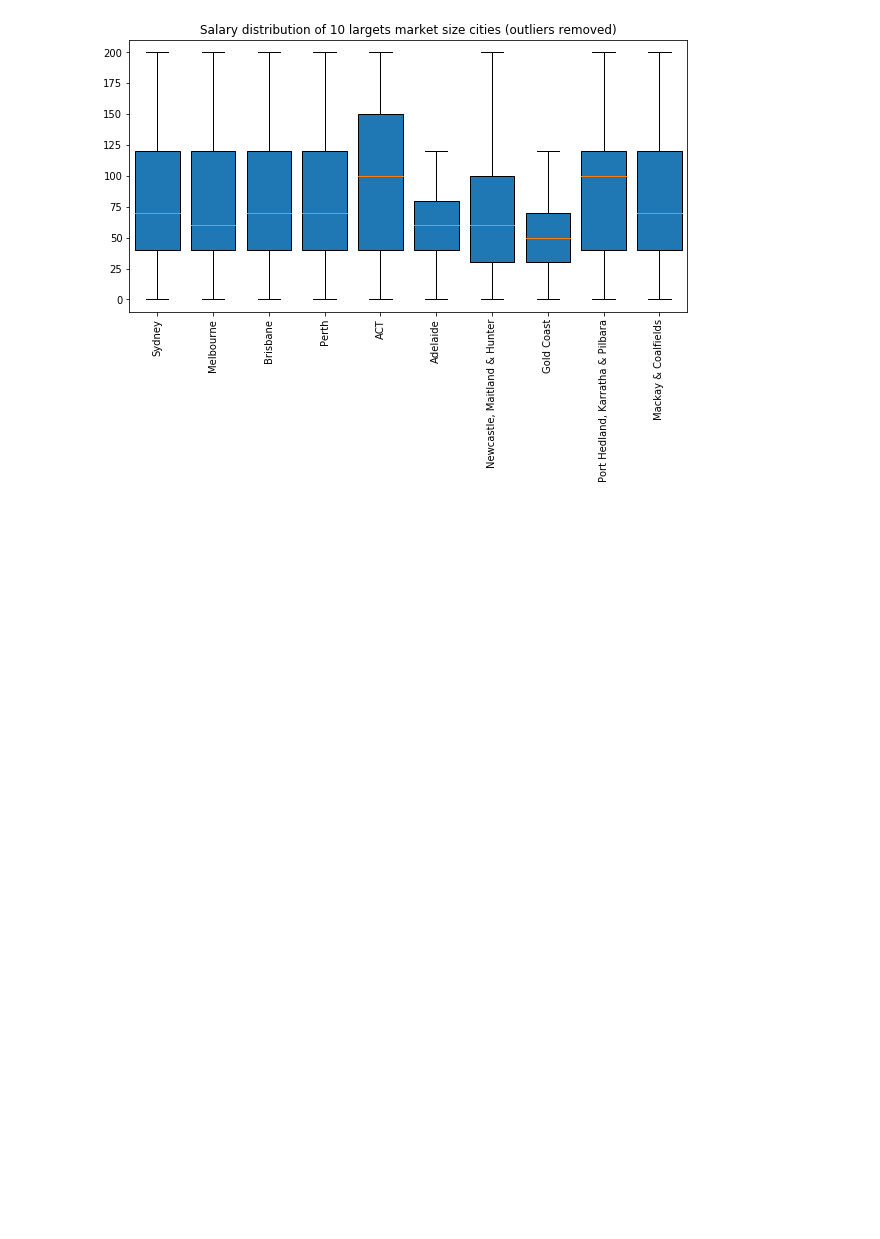
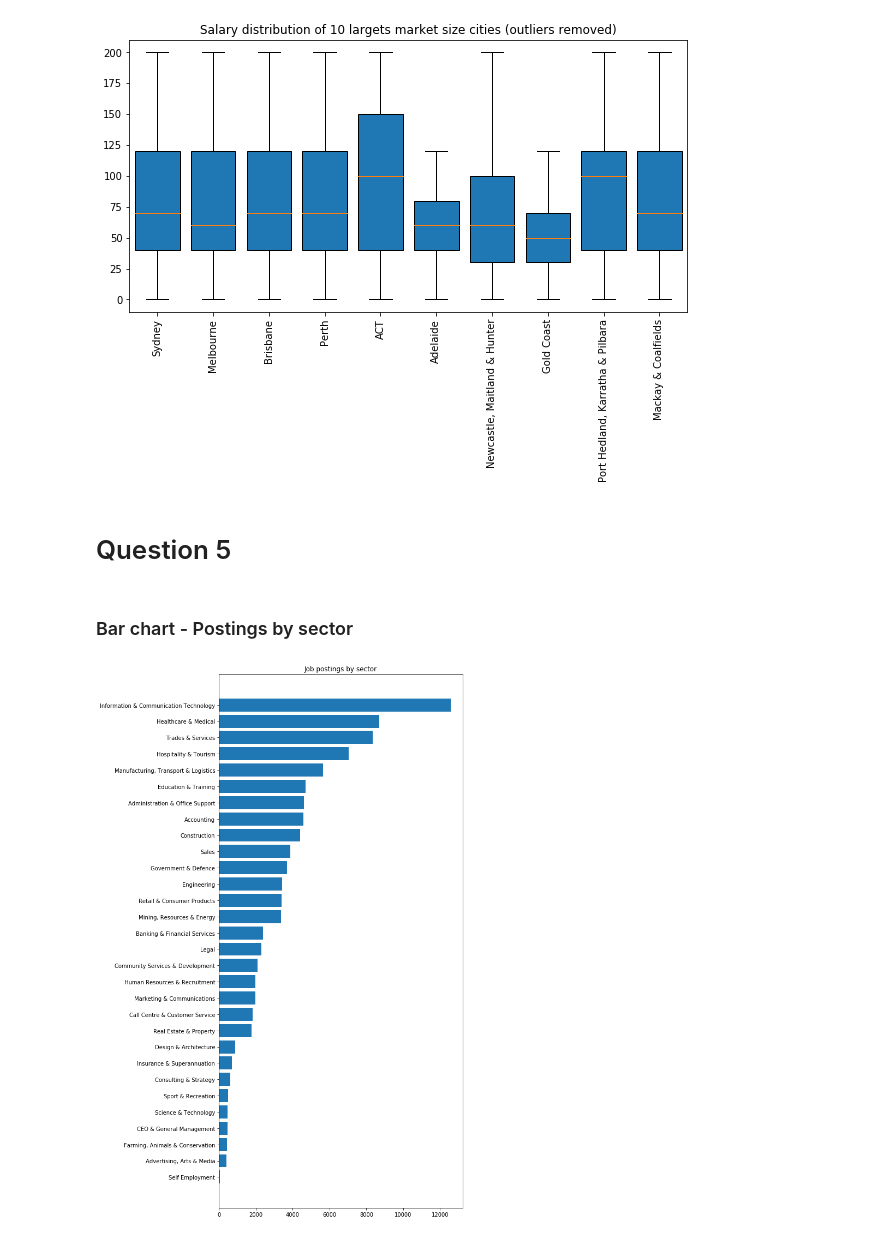
Before and after one commit to ryan-lewin/australian_job_market_data_analysis, a Jupyter notebook: big_data_analytics_using_python.ipynb, the cells around one changed output. Cells and saved outputs as stored; diff of their text form; code cells hidden in the pictures; blank space fills up the shorter version.

```diff
--- a/big_data_analytics_using_python.ipynb
+++ b/big_data_analytics_using_python.ipynb
@@ -4,7 +4,7 @@ import pandas as pd
 import numpy as np
 %matplotlib inline
 # %%
-df = pd.read_csv('data.csv')
+df = pd.read_csv('data.csv', low_memory=False)
 # %%
 df.describe()
 # %% [output]
@@ -178,3 +180,22 @@ plt.title('Salary distribution of 10 largets market size cities (outliers remove
 plt.show()
 # %% [output]
 [figure]
+# %% [markdown]
+# Question 5
+# %% [markdown]
+### Bar chart - Postings by sector
+# %%
+job_sector = df[['Classification']].copy()
+job_sector['count'] = job_sector.groupby('Classification')['Classification'].transform('count')
+job_sector.drop_duplicates(keep = 'first', inplace = True)
+job_sector.sort_values(by=['count'], inplace = True)
+job_sector.dropna(inplace = True)
+# %%
+fig, ax = plt.subplots(figsize=(8,18))
+sectors = [x for x in job_sector['Classification']]
+count = [x for x in job_sector['count']]
+ax.barh(sectors, count, align='center')
+plt.title('Job postings by sector')
+plt.show()
+# %% [output]
+[figure, added]
```
Also changed, not shown: parts of 2 cells of this notebook.
